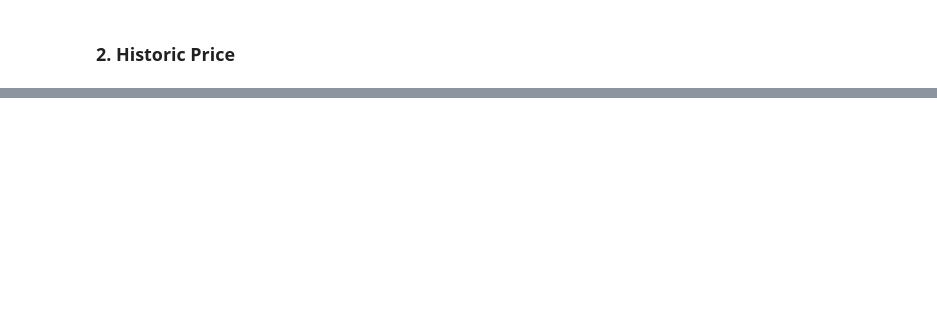
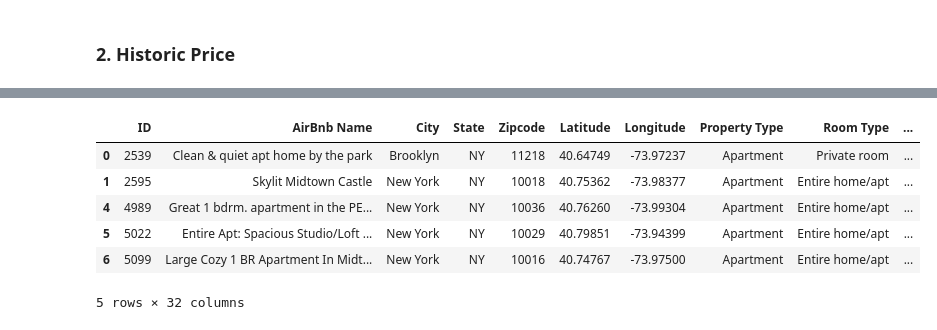
Before and after one commit to EstellaYu/Data_Visualization_Airbnb_Hotel, a Jupyter notebook: Notebooks/Data_Cleaning.ipynb, the cells around one changed output, grey strips where cells are left out. Drawn from its saved outputs; the diff is of its cells as text; code cells hidden in the pictures; blank space fills up the shorter version.

```diff
--- a/Notebooks/Data_Cleaning.ipynb
+++ b/Notebooks/Data_Cleaning.ipynb
@@ -276,0 +377,27 @@ plt.show()
+# %%
+#Cleansing Data Further
+
+#Minimum Rating Score of 80
+clean_airbnb_prc = renamed_prc_listing[renamed_prc_listing["Review Score"] >= 80].copy()
+
+#Cleanliness & Location Accuracy Should be at least 8
+clean_airbnb_prc = clean_airbnb_prc[(clean_airbnb_prc["Cleanliness"] >= 8) & (clean_airbnb_prc["Location Review"] >=8)].copy()
+
+#Total Price combining Cleaning Fee w/ Price
+clean_airbnb_prc["Total Price"] = clean_airbnb_prc["Price"] + clean_airbnb_prc["Cleaning Fee"]
+
+#Output to csv
+clean_airbnb_prc.to_csv("../Resources/Airbnb/Current_Listing/clean_airbnb_prc.csv")
+# %%
+#Bin the Accomodates as [1-2, 3-4, 5-9, 10+] for each Room Type
+acco_bins = [0, 2, 4, 9, 25]
+clean_airbnb_prc['Acco Bins'] = pd.cut(clean_airbnb_prc['Accommodates'], acco_bins)
+clean_airbnb_prc.head()
+# %% [output]
+|  | ID | AirBnb Name | City | State | Zipcode | Latitude | Longitude | Property Type | Room Type | ... |
+| 0 | 2539 | Clean & quiet apt home by the park | Brooklyn | NY | 11218 | 40.64749 | -73.97237 | Apartment | Private room | ... |
+| 1 | 2595 | Skylit Midtown Castle | New York | NY | 10018 | 40.75362 | -73.98377 | Apartment | Entire home/apt | ... |
+| 4 | 4989 | Great 1 bdrm. apartment in the PE... | New York | NY | 10036 | 40.76260 | -73.99304 | Apartment | Entire home/apt | ... |
+| 5 | 5022 | Entire Apt: Spacious Studio/Loft ... | New York | NY | 10029 | 40.79851 | -73.94399 | Apartment | Entire home/apt | ... |
+| 6 | 5099 | Large Cozy 1 BR Apartment In Midt... | New York | NY | 10016 | 40.74767 | -73.97500 | Apartment | Entire home/apt | ... |
+5 rows × 32 columns
```
Also changed, not shown: parts of 11 cells of this notebook.
